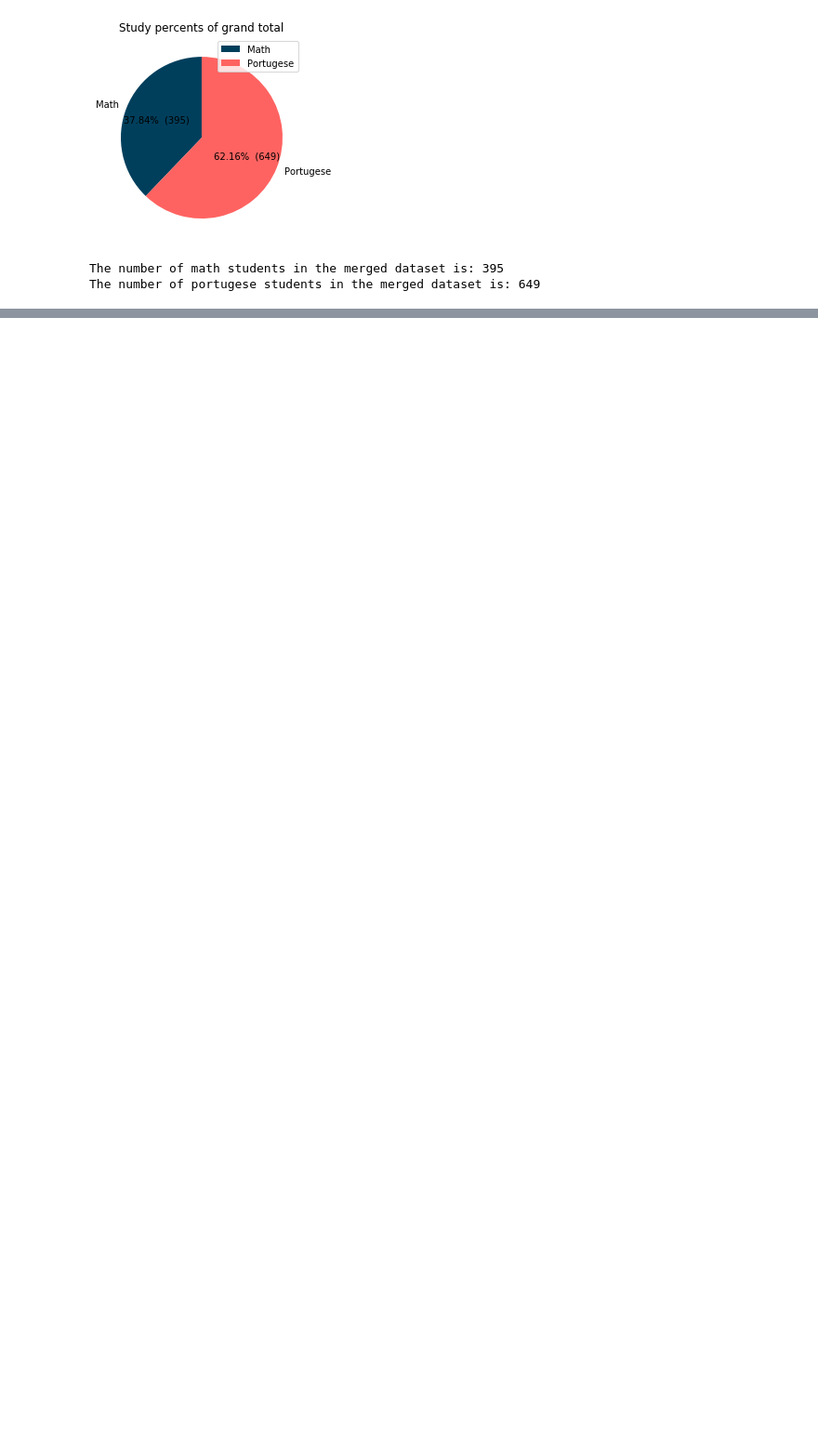
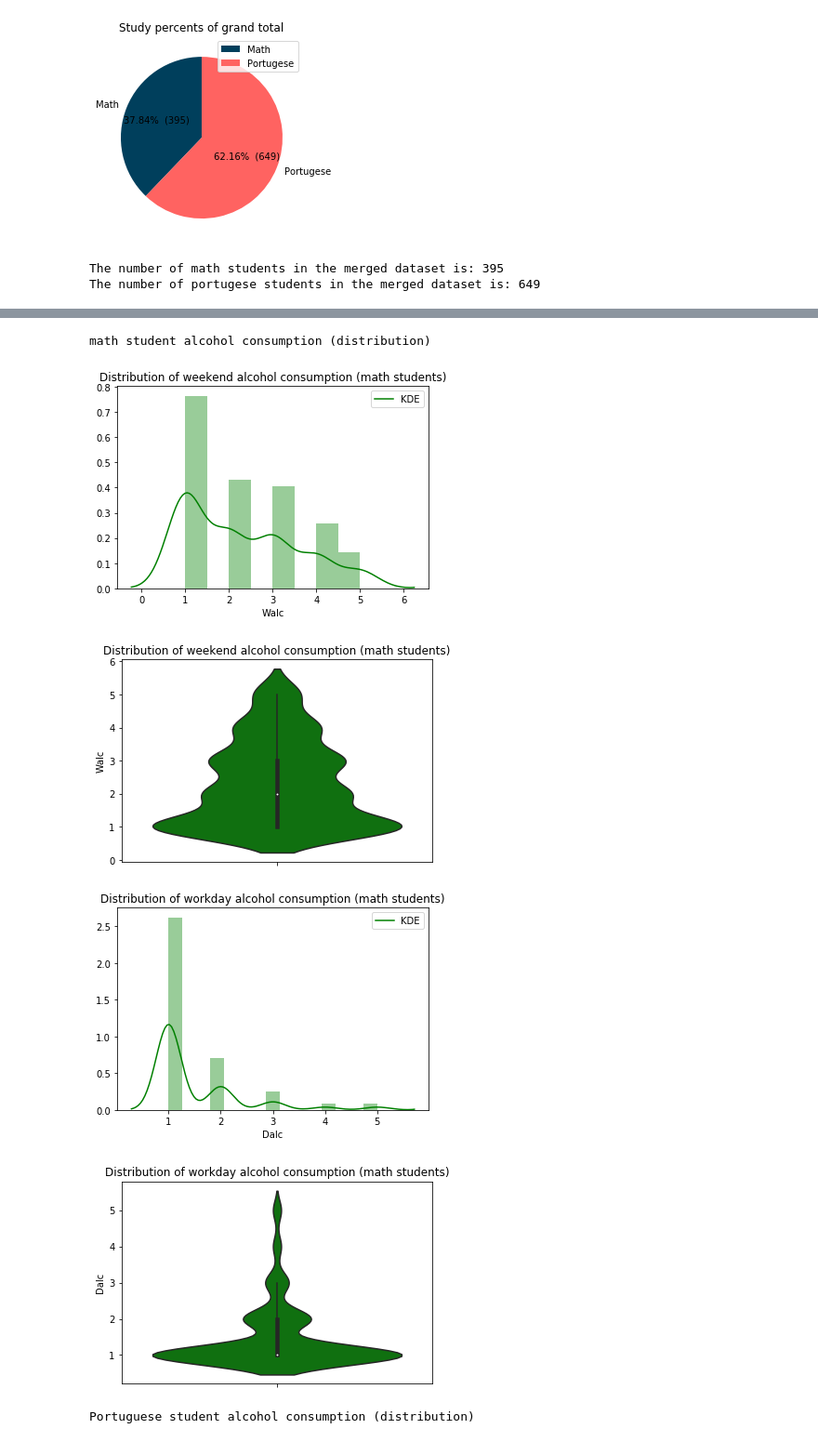
Before and after one commit to LennartPNL/DataMiningProject, a Jupyter notebook: EDA-student-data.ipynb, the cells around one changed output, grey strips where cells are left out. Shown at 93% size. Drawn from its saved outputs; the diff is of its cells as text; code cells hidden in the pictures; blank space fills up the shorter version.

```diff
--- a/EDA-student-data.ipynb
+++ b/EDA-student-data.ipynb
@@ -298,0 +86,32 @@ Integer column relationships in studentmerge
+# %%
+def distribution_plot(dataset, name, color):
+    """Generates distribution plots"""
+    print("{} student alcohol consumption (distribution)".format(name))
+
+    sns.distplot(dataset["Walc"],color=color,kde_kws={"label": "KDE"})
+    plt.title("Distribution of weekend alcohol consumption ({} students)".format(name))
+    plt.legend()
+    plt.show()
+
+    sns.violinplot(y=dataset["Walc"],color=color)
+    plt.title("Distribution of weekend alcohol consumption ({} students)".format(name))
+    plt.show()
+
+    sns.distplot(dataset["Dalc"],color=color,kde_kws={"label": "KDE"})
+    plt.title("Distribution of workday alcohol consumption ({} students)".format(name))
+    plt.legend()
+    plt.show()
+
+    sns.violinplot(y=dataset["Dalc"],color=color)
+    plt.title("Distribution of workday alcohol consumption ({} students)".format(name))
+    plt.show()
+
+for s in sets:
+    distribution_plot(s[0], s[1], s[2])
+# %% [output]
+math student alcohol consumption (distribution)
+[figure, added]
+[figure, added]
+[figure, added]
+[figure, added]
+Portuguese student alcohol consumption (distribution)
```
Also changed, not shown: parts of 17 cells of this notebook.
